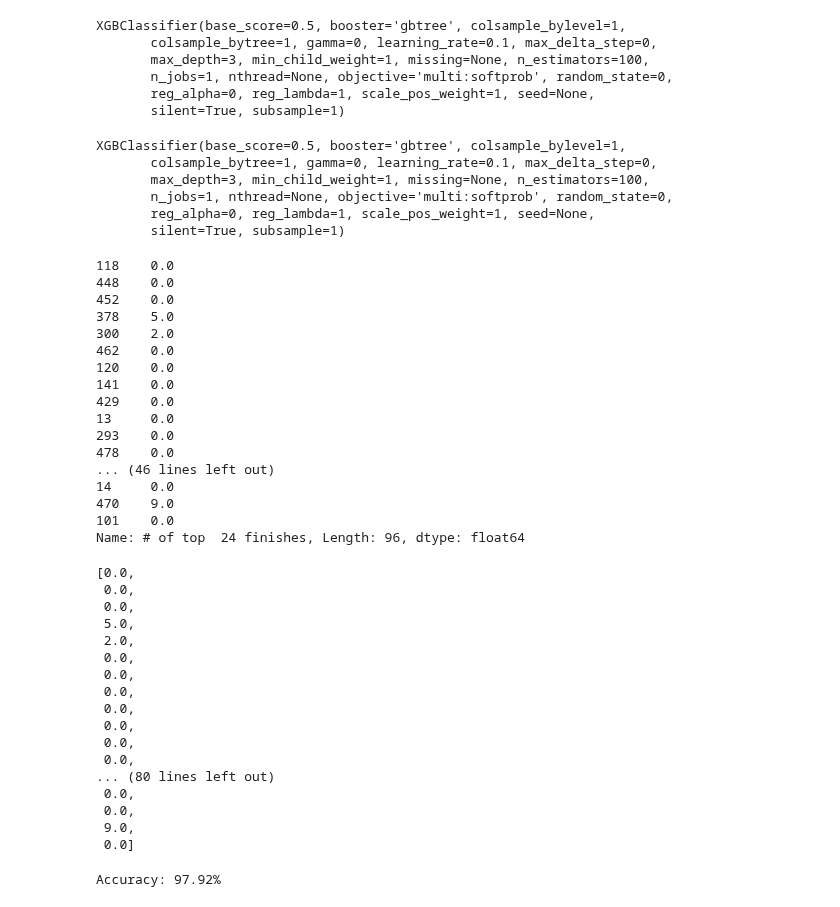
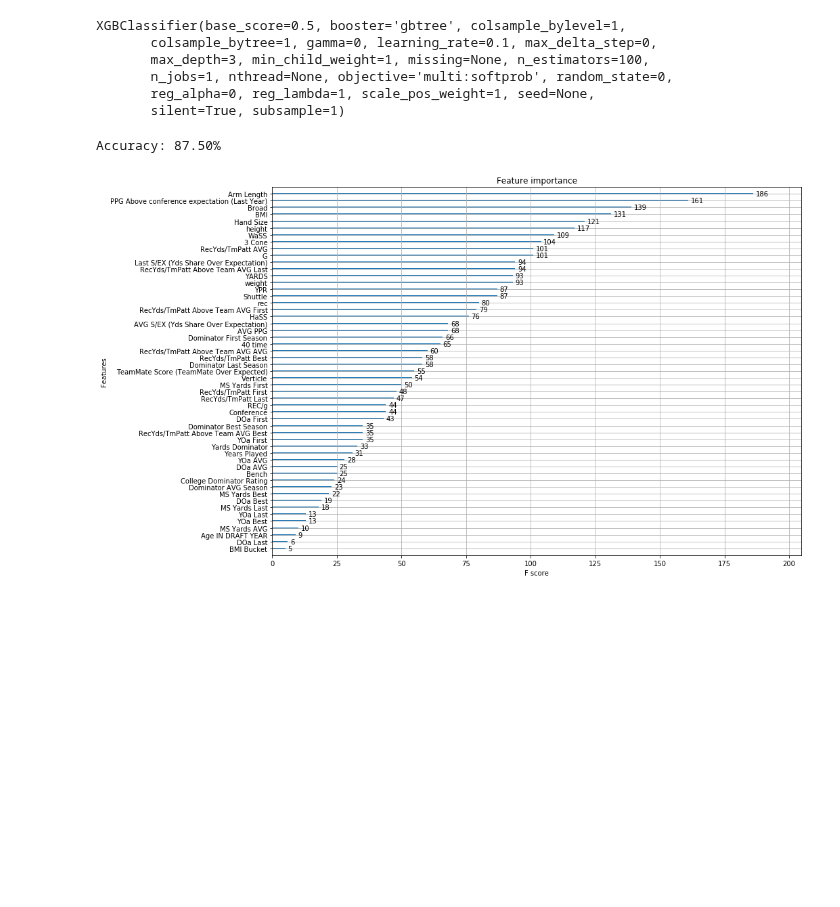
Before and after one commit to LeoXia360/nfl-data, a Jupyter notebook: nfl/wide-receivers.ipynb, the cells around one changed output. Drawn from its saved outputs; the diff is of its cells as text; code cells hidden in the pictures; blank space fills up the shorter version.

Commit message:
Adding feature importance

```diff
--- a/nfl/wide-receivers.ipynb
+++ b/nfl/wide-receivers.ipynb
@@ -17,16 +17,10 @@ drive.mount('/content/drive')
 Drive already mounted at /content/drive; to attempt to forcibly remount, call drive.mount("/content/drive", force_remount=True).
 # %%
 # This data set contains WRs from 2010+
-nfl_file_path = '/content/drive/MyDrive/wr_data_clean.csv'
+nfl_file_path = '/content/drive/MyDrive/Colab Notebooks/wr_data_cleaned.csv'
 X = pd.read_csv(nfl_file_path)
 
-#Using Pearson Correlation
-# plt.figure(figsize=(20,20))
-# cor = X.corr()
-# sns.heatmap(cor, annot=True, cmap=plt.cm.Reds)
-# plt.show()
-
-
 X.drop(X.iloc[:, 0:1], inplace = True, axis = 1)
-#X.astype(float)
 y = X["# of top  24 finishes"]
+X.drop(['# of top  24 finishes', 'DP', 'DR', 'Draft Year', '# of 1000 Rec yards seasons'], inplace = True, axis=1)
+X.head()
@@ -47,55 +49,8 @@ XGBClassifier(base_score=0.5, booster='gbtree', colsample_bylevel=1,
        n_jobs=1, nthread=None, objective='multi:softprob', random_state=0,
        reg_alpha=0, reg_lambda=1, scale_pos_weight=1, seed=None,
        silent=True, subsample=1)
-# %%
-print(model)
-# %% [output]
-XGBClassifier(base_score=0.5, booster='gbtree', colsample_bylevel=1,
-       colsample_bytree=1, gamma=0, learning_rate=0.1, max_delta_step=0,
-       max_depth=3, min_child_weight=1, missing=None, n_estimators=100,
-       n_jobs=1, nthread=None, objective='multi:softprob', random_state=0,
-       reg_alpha=0, reg_lambda=1, scale_pos_weight=1, seed=None,
-       silent=True, subsample=1)
 # %%
 # make predictions for test data
 y_pred = model.predict(X_test)
 predictions = [round(value) for value in y_pred]
-X_test["# of top  24 finishes"]
+# X_test["# of top  24 finishes"]
-# %% [output]
-118    0.0
-448    0.0
-452    0.0
-378    5.0
-300    2.0
-462    0.0
-120    0.0
-141    0.0
-429    0.0
-13     0.0
-293    0.0
-478    0.0
-... (46 lines left out)
-14     0.0
-470    9.0
-101    0.0
-Name: # of top  24 finishes, Length: 96, dtype: float64
-# %%
-predictions
-# %% [output]
-[0.0,
- 0.0,
- 0.0,
- 5.0,
- 2.0,
- 0.0,
- 0.0,
- 0.0,
- 0.0,
- 0.0,
- 0.0,
- 0.0,
-... (80 lines left out)
- 0.0,
- 0.0,
- 9.0,
- 0.0]
@@ -104,4 +61,18 @@ predictions
 accuracy = accuracy_score(y_test, predictions)
 print("Accuracy: %.2f%%" % (accuracy * 100.0))
 # %% [output]
-Accuracy: 97.92%
+Accuracy: 87.50%
+# %%
+from google.colab import files
+
+plt.rcParams["figure.figsize"] = (14, 10)
+
+# plot feature importance
+ax = xgb.plot_importance(model)
+ax.figure.savefig('feature_importance.png')
+
+plt.show()
+
+files.download("feature_importance.png")
+# %% [output]
+[figure, added]
```
Also changed, not shown: parts of 3 cells of this notebook.
